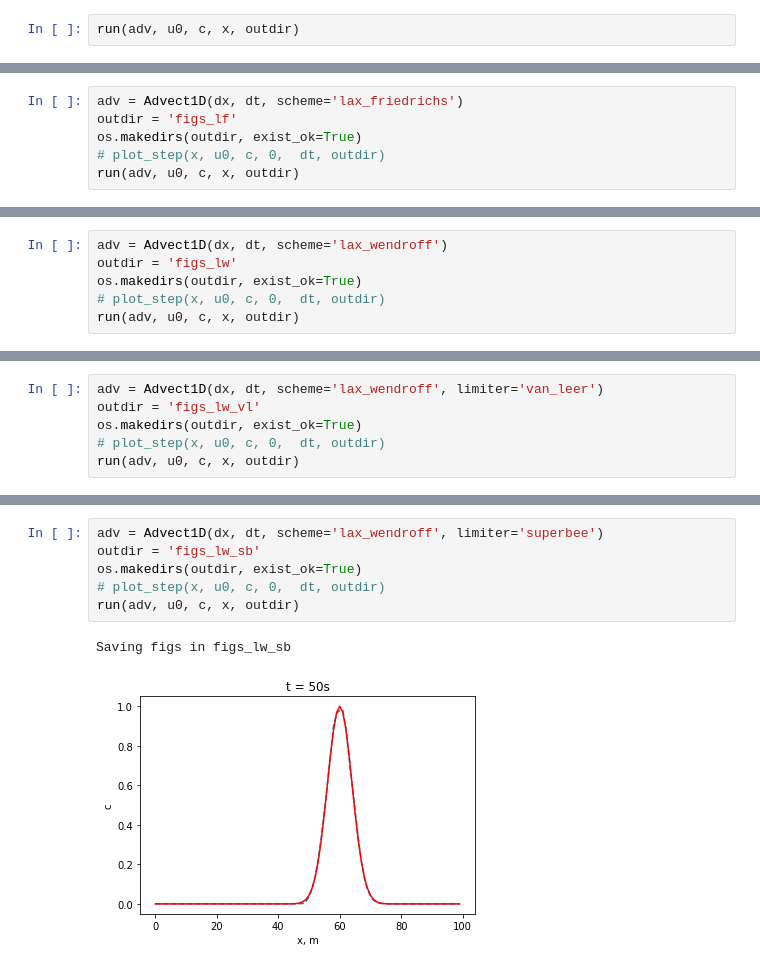
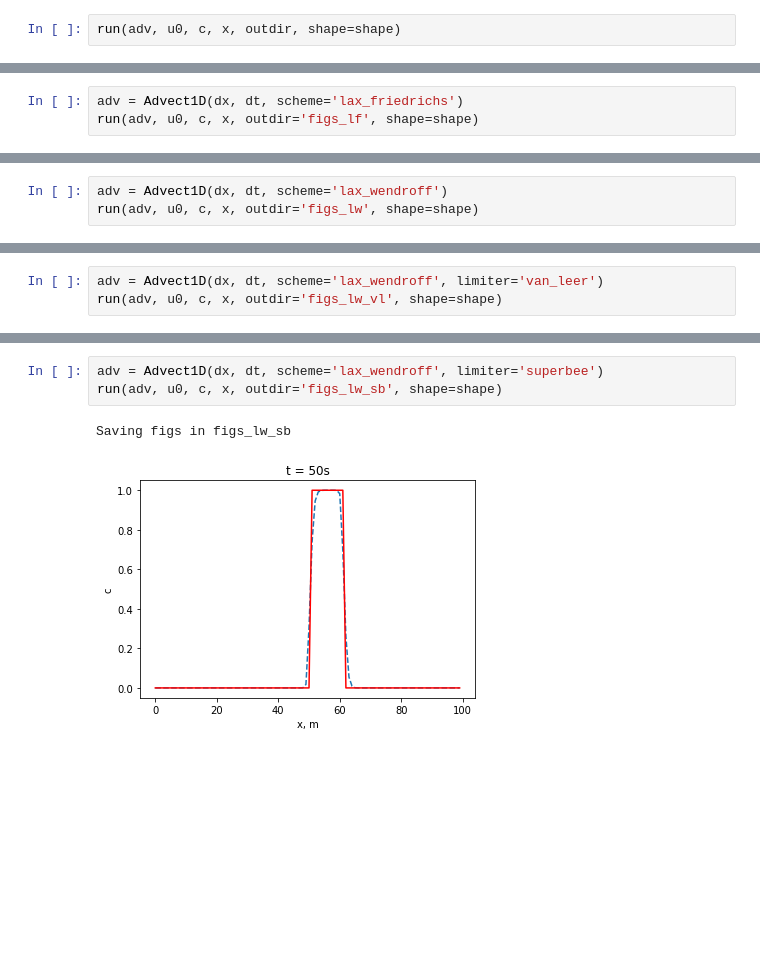
Before and after one commit to tdcwilliams/pywave, a Jupyter notebook: notebooks/energy_transport/advection.ipynb, the cells around one changed output, grey strips where cells are left out. Cells and saved outputs as stored; diff of their text form; blank space fills up the shorter version.

```diff
--- a/notebooks/energy_transport/advection.ipynb
+++ b/notebooks/energy_transport/advection.ipynb
@@ -279,4 +65,4 @@ plot_step(x, u0, c, 0,  dt, outdir)
 # %%
-run(adv, u0, c, x, outdir)
+run(adv, u0, c, x, outdir, shape=shape)
 # %% [output]
 Saving figs in figs_fou
@@ -284,8 +70,5 @@ Saving figs in figs_fou
 # %%
 adv = Advect1D(dx, dt, scheme='lax_friedrichs')
-outdir = 'figs_lf'
-os.makedirs(outdir, exist_ok=True)
-# plot_step(x, u0, c, 0,  dt, outdir)
-run(adv, u0, c, x, outdir)
+run(adv, u0, c, x, outdir='figs_lf', shape=shape)
 # %% [output]
 Saving figs in figs_lf
@@ -293,8 +86,5 @@ Saving figs in figs_lf
 # %%
 adv = Advect1D(dx, dt, scheme='lax_wendroff')
-outdir = 'figs_lw'
-os.makedirs(outdir, exist_ok=True)
-# plot_step(x, u0, c, 0,  dt, outdir)
-run(adv, u0, c, x, outdir)
+run(adv, u0, c, x, outdir='figs_lw', shape=shape)
 # %% [output]
 Saving figs in figs_lw
@@ -302,8 +92,5 @@ Saving figs in figs_lw
 # %%
 adv = Advect1D(dx, dt, scheme='lax_wendroff', limiter='van_leer')
-outdir = 'figs_lw_vl'
-os.makedirs(outdir, exist_ok=True)
-# plot_step(x, u0, c, 0,  dt, outdir)
-run(adv, u0, c, x, outdir)
+run(adv, u0, c, x, outdir='figs_lw_vl', shape=shape)
 # %% [output]
 Saving figs in figs_lw_vl
@@ -311,9 +98,6 @@ Saving figs in figs_lw_vl
 # %%
 adv = Advect1D(dx, dt, scheme='lax_wendroff', limiter='superbee')
-outdir = 'figs_lw_sb'
-os.makedirs(outdir, exist_ok=True)
-# plot_step(x, u0, c, 0,  dt, outdir)
-run(adv, u0, c, x, outdir)
+run(adv, u0, c, x, outdir='figs_lw_sb', shape=shape)
 # %% [output]
 Saving figs in figs_lw_sb
-[figure, old version]
+[figure, new version]
```
Also changed, not shown: parts of 15 cells of this notebook.
